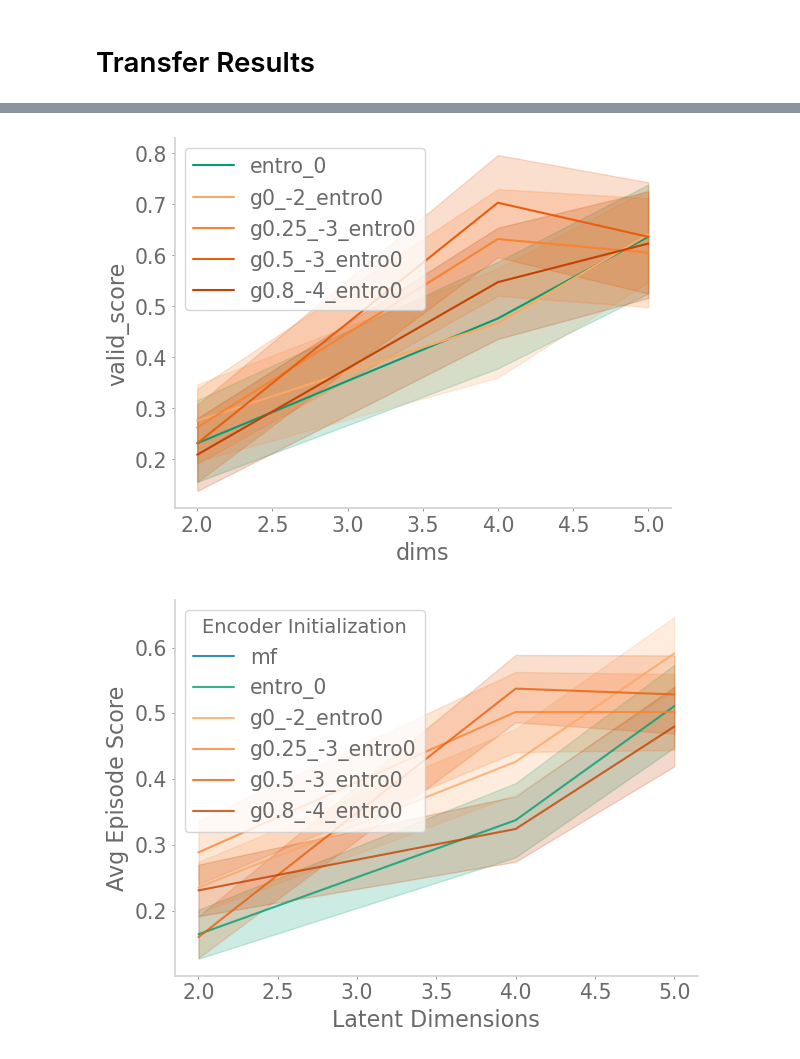
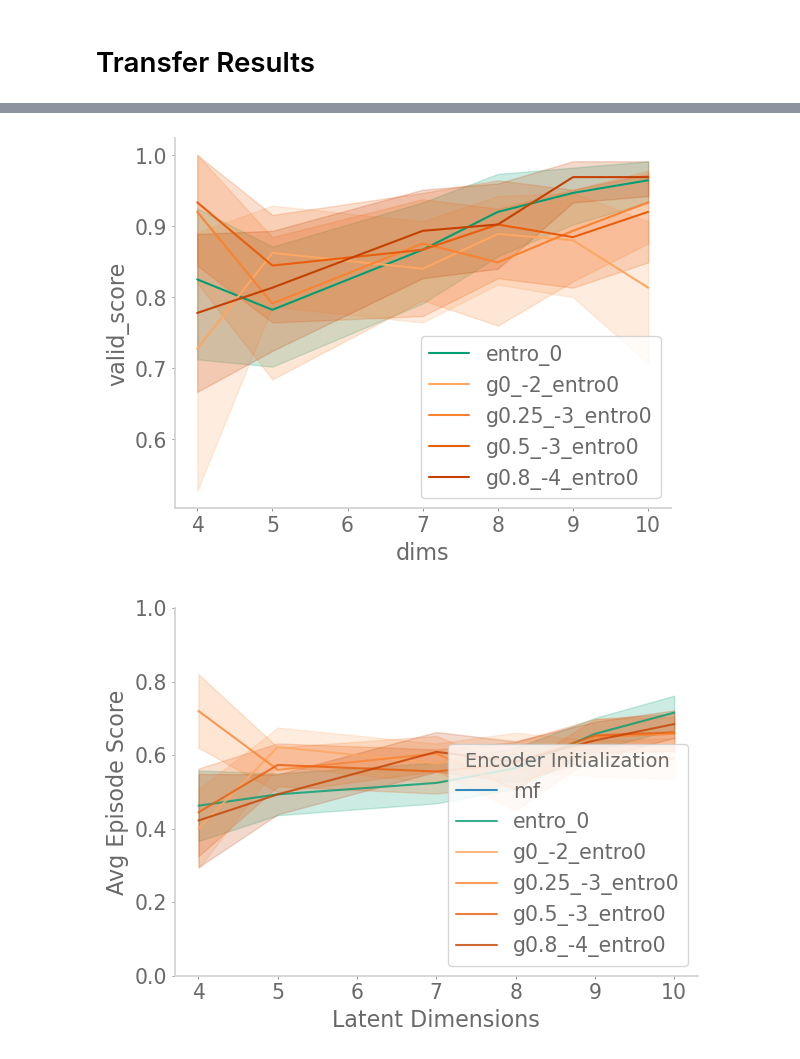
Before and after one commit to chingf/auxrl, a Jupyter notebook: notebooks/04-gridworld-sweep-results.ipynb, the cells around one changed output, grey strips where cells are left out. Cells and saved outputs as stored; diff of their text form; code cells hidden in the pictures.

```diff
--- a/notebooks/04-gridworld-sweep-results.ipynb
+++ b/notebooks/04-gridworld-sweep-results.ipynb
@@ -19,7 +19,7 @@ def plot(
     df, plot_key, plot_ep,
     fnames=None, figname=None,
     smooth_line=True, smooth_n=5, smooth_plot=True, colors=None,
-    legend_title='Auxiliary Task'):
+    legend_title='Auxiliary Task', ylim=None):
 
     fig, ax = plt.subplots()
     zs = np.sort(np.unique(df['z']))
@@ -72,7 +72,8 @@ def plot(
     plt.xlabel('Latent Dimensions')
     #plt.xticks([0.75, 1, 1.25], ['$0.75$x', '$1$x', '$1.25$x'])
     plt.legend(title=legend_title, title_fontsize=14)
-    #plt.ylim(-0.05, 1.05)
+    if ylim != None:
+        plt.ylim(ylim[0], ylim[1])
     plt.tight_layout()
     if figname != None:
         plt.savefig(figname+'.png', dpi=300)
@@ -181,7 +182,7 @@ plt.show()
 # %%
 zs = np.arange(2, 20)
 # %%
-taskB_df = get_df('frozentransfer_gridworld8x8', zs)
+taskB_df = get_df('frozentransfer_gridworld8x8_-3', zs)
 # %%
 fig, ax = plt.subplots()
 colors = cm.get_cmap('Oranges')
@@ -210,24 +211,26 @@ for idx, f in enumerate(['mf', 'entro_0', 'g0_-2_entro0', 'g0.25_-3_entro0', 'g0
         data=dd, estimator='mean',
         ax=ax, label=f, color=colors[idx]
     )
+
 plt.legend()
 plt.show()
 # %% [output]
-[figure, old version]
+[figure, new version]
 # %%
 colors = cm.get_cmap('Oranges')
 c_steps = np.linspace(0.4, 0.8, 4, endpoint=True)
 plot(
     taskB_df, 'valid_score',
-    200,
+    90,
     smooth_line=False, smooth_n=10,
     fnames=['mf', 'entro_0', 'g0_-2_entro0', 'g0.25_-3_entro0', 'g0.5_-3_entro0', 'g0.8_-4_entro0'],
     smooth_plot=False,
     figname='gridworld8x8_taskB_late', legend_title='Encoder Initialization',
-    colors=['C0', 'C2', colors(c_steps[0]), colors(c_steps[1]), colors(c_steps[2]), colors(c_steps[3])]
-     )
+    colors=['C0', 'C2', colors(c_steps[0]), colors(c_steps[1]), colors(c_steps[2]), colors(c_steps[3])],
+    ylim=[0,1]
+    )
 # %% [output]
-[figure, old version]
+[figure, new version]
 # %%
 colors = cm.get_cmap('Oranges')
 c_steps = np.linspace(0.4, 0.8, 4, endpoint=True)
```
Also changed, not shown: parts of 5 cells of this notebook, 5 other files.
